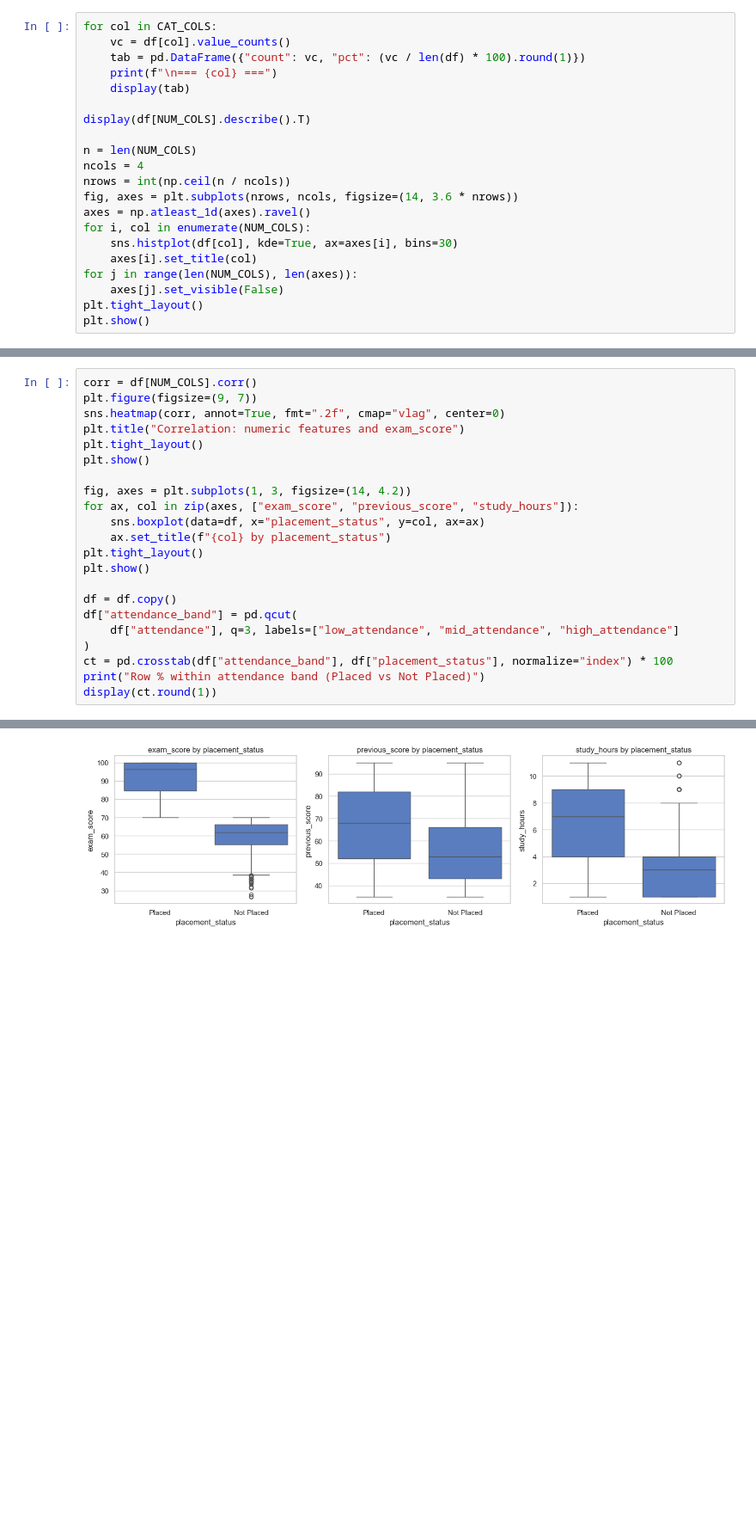
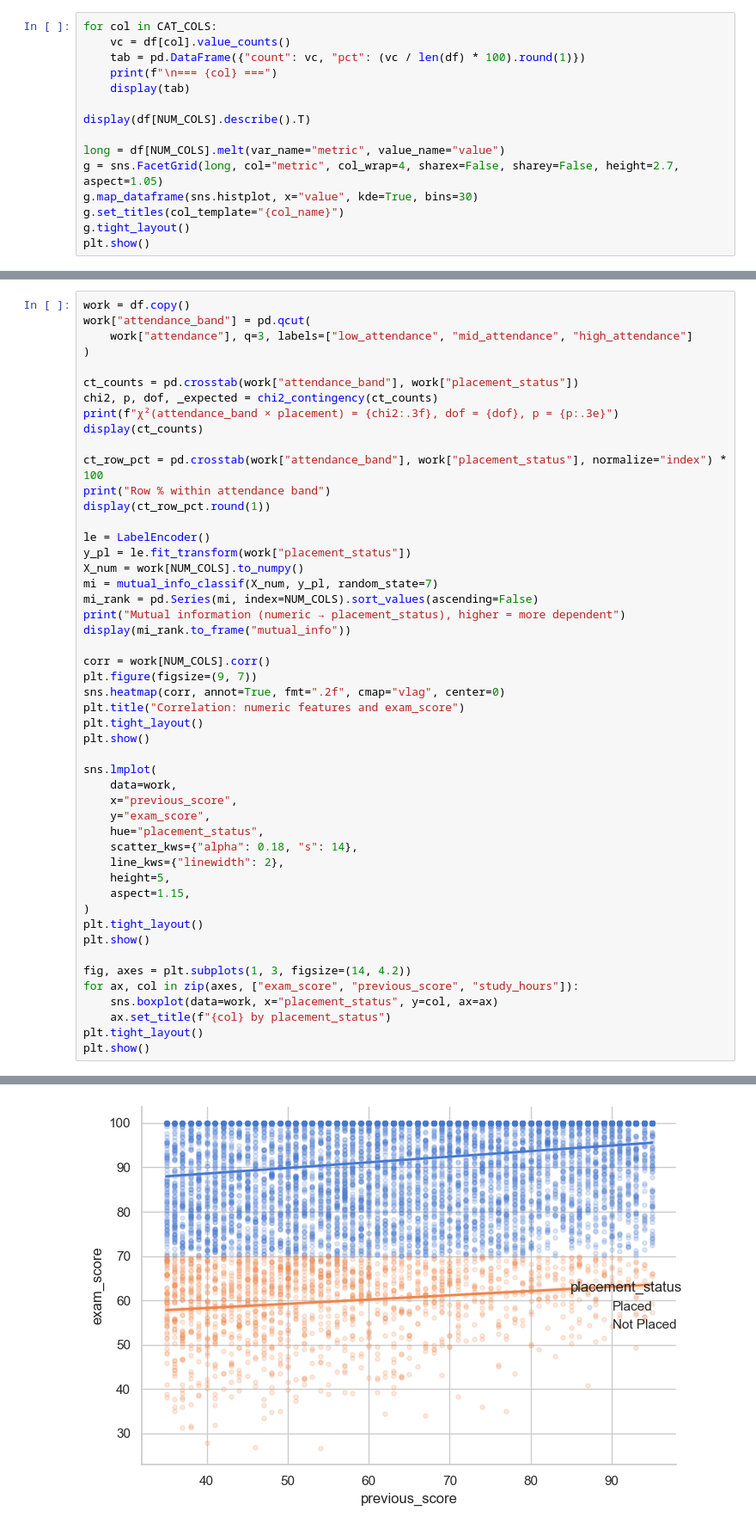
Before and after one commit to nicapotato/KaggleNotebooks, a Jupyter notebook: eda/student-performance-prediction-eda.ipynb, the cells around one changed output, grey strips where cells are left out. Shown at 86% size. Cells and saved outputs as stored; diff of their text form; blank space fills up the shorter version.

```diff
--- a/eda/student-performance-prediction-eda.ipynb
+++ b/eda/student-performance-prediction-eda.ipynb
@@ -102,17 +105,11 @@ for col in CAT_COLS:
 
 display(df[NUM_COLS].describe().T)
 
-n = len(NUM_COLS)
-ncols = 4
-nrows = int(np.ceil(n / ncols))
-fig, axes = plt.subplots(nrows, ncols, figsize=(14, 3.6 * nrows))
-axes = np.atleast_1d(axes).ravel()
-for i, col in enumerate(NUM_COLS):
-    sns.histplot(df[col], kde=True, ax=axes[i], bins=30)
-    axes[i].set_title(col)
-for j in range(len(NUM_COLS), len(axes)):
-    axes[j].set_visible(False)
-plt.tight_layout()
+long = df[NUM_COLS].melt(var_name="metric", value_name="value")
+g = sns.FacetGrid(long, col="metric", col_wrap=4, sharex=False, sharey=False, height=2.7, aspect=1.05)
+g.map_dataframe(sns.histplot, x="value", kde=True, bins=30)
+g.set_titles(col_template="{col_name}")
+g.tight_layout()
 plt.show()
 # %% [output]
 === placement_status ===
@@ -140,23 +143,50 @@ plt.show()
 # %%
-corr = df[NUM_COLS].corr()
+work = df.copy()
+work["attendance_band"] = pd.qcut(
+    work["attendance"], q=3, labels=["low_attendance", "mid_attendance", "high_attendance"]
+)
+
+ct_counts = pd.crosstab(work["attendance_band"], work["placement_status"])
+chi2, p, dof, _expected = chi2_contingency(ct_counts)
+print(f"χ²(attendance_band × placement) = {chi2:.3f}, dof = {dof}, p = {p:.3e}")
+display(ct_counts)
+
+ct_row_pct = pd.crosstab(work["attendance_band"], work["placement_status"], normalize="index") * 100
+print("Row % within attendance band")
+display(ct_row_pct.round(1))
+
+le = LabelEncoder()
+y_pl = le.fit_transform(work["placement_status"])
+X_num = work[NUM_COLS].to_numpy()
+mi = mutual_info_classif(X_num, y_pl, random_state=7)
+mi_rank = pd.Series(mi, index=NUM_COLS).sort_values(ascending=False)
+print("Mutual information (numeric → placement_status), higher = more dependent")
+display(mi_rank.to_frame("mutual_info"))
+
+corr = work[NUM_COLS].corr()
 plt.figure(figsize=(9, 7))
 sns.heatmap(corr, annot=True, fmt=".2f", cmap="vlag", center=0)
 plt.title("Correlation: numeric features and exam_score")
 plt.tight_layout()
 plt.show()
 
+sns.lmplot(
+    data=work,
+    x="previous_score",
+    y="exam_score",
+    hue="placement_status",
+    scatter_kws={"alpha": 0.18, "s": 14},
+    line_kws={"linewidth": 2},
+    height=5,
+    aspect=1.15,
+)
+plt.tight_layout()
+plt.show()
+
 fig, axes = plt.subplots(1, 3, figsize=(14, 4.2))
 for ax, col in zip(axes, ["exam_score", "previous_score", "study_hours"]):
-    sns.boxplot(data=df, x="placement_status", y=col, ax=ax)
+    sns.boxplot(data=work, x="placement_status", y=col, ax=ax)
     ax.set_title(f"{col} by placement_status")
 plt.tight_layout()
 plt.show()
-
-df = df.copy()
-df["attendance_band"] = pd.qcut(
-    df["attendance"], q=3, labels=["low_attendance", "mid_attendance", "high_attendance"]
-)
-ct = pd.crosstab(df["attendance_band"], df["placement_status"], normalize="index") * 100
-print("Row % within attendance band (Placed vs Not Placed)")
-display(ct.round(1))
 # %% [output]
@@ -163,2 +214,2 @@ display(ct.round(1))
 [figure]
-[figure, old version]
+[figure, new version]
```
Also changed, not shown: parts of 8 cells of this notebook, 4 other files.
